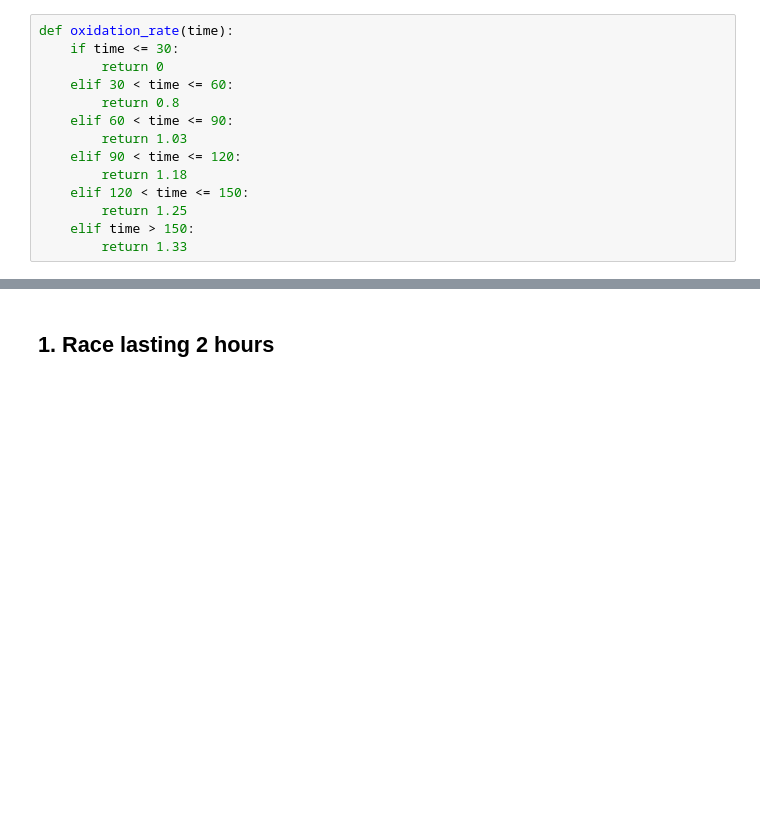
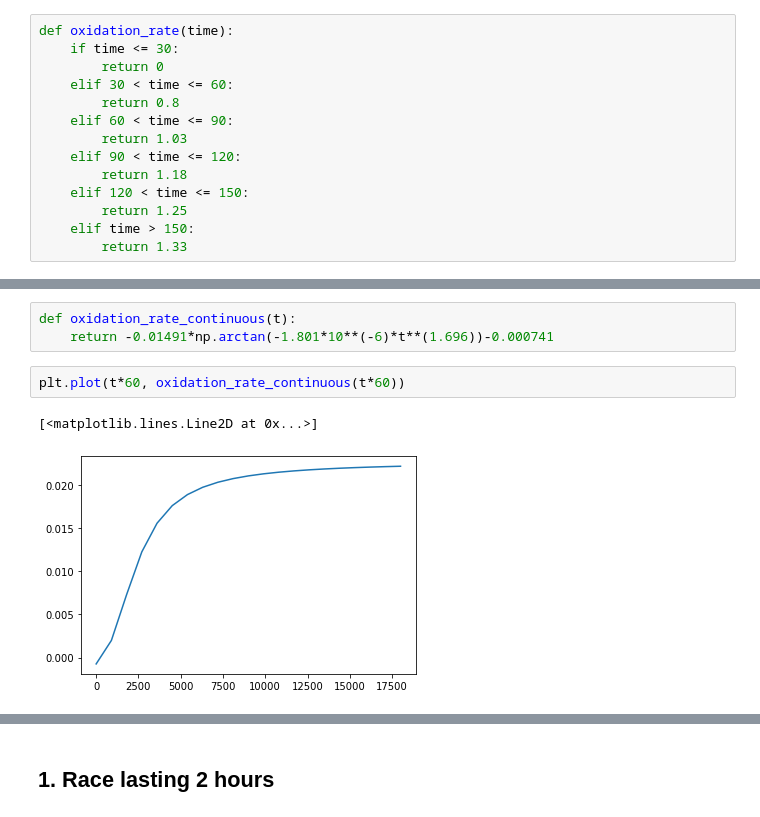
Before and after one commit to bognaj/trail_running, a Jupyter notebook: src/nutrition_experiments.ipynb, the cells around one changed output, grey strips where cells are left out. Drawn from its saved outputs; the diff is of its cells as text; blank space fills up the shorter version.

```diff
--- a/src/nutrition_experiments.ipynb
+++ b/src/nutrition_experiments.ipynb
@@ -17,0 +35,8 @@ def oxidation_rate(time):
+# %%
+def oxidation_rate_continuous(t):
+    return -0.01491*np.arctan(-1.801*10**(-6)*t**(1.696))-0.000741
+# %%
+plt.plot(t*60, oxidation_rate_continuous(t*60))
+# %% [output]
+[<matplotlib.lines.Line2D at 0x...>]
+[figure, added]
```
Also changed, not shown: parts of 7 cells of this notebook, 2 other files.
